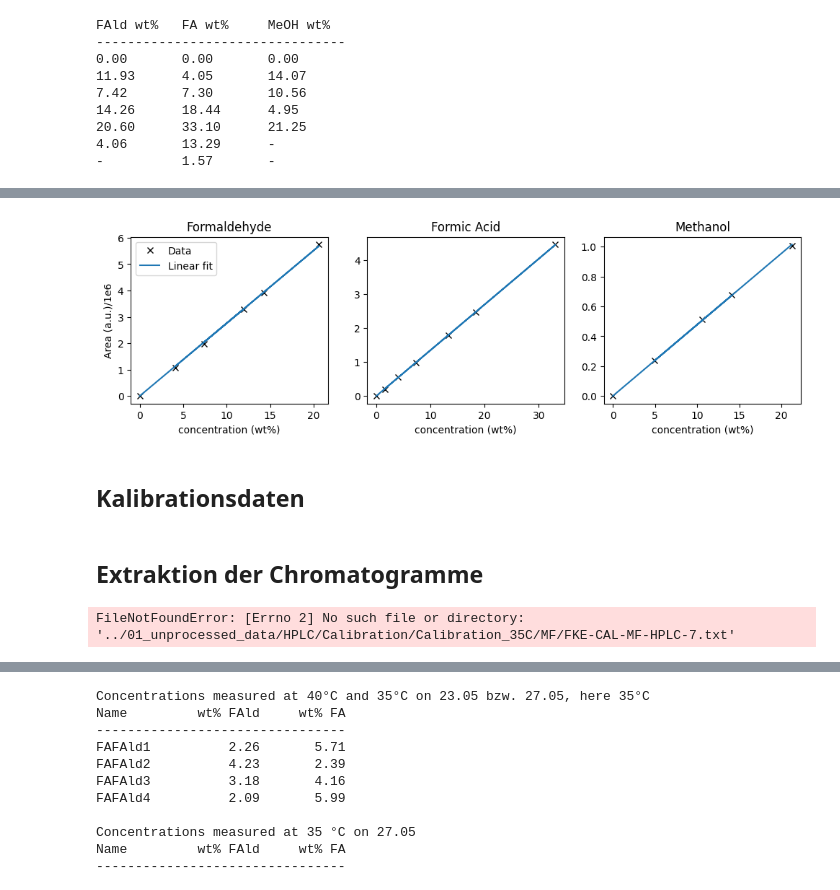
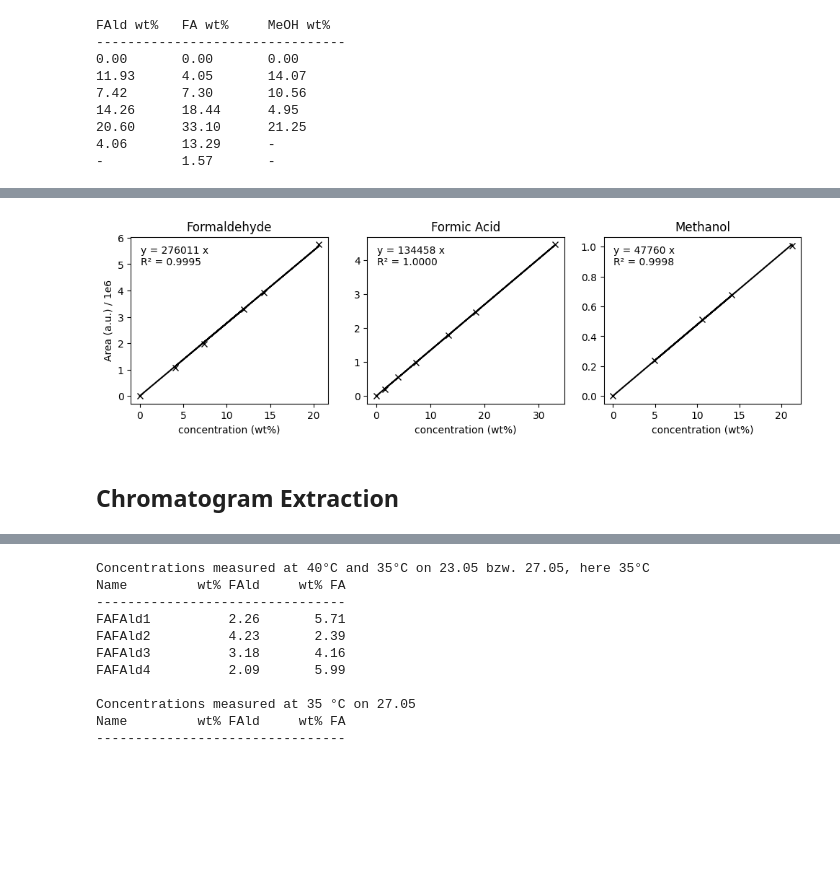
Before and after one commit to fabianketter/HPLC-Deconvolution, a Jupyter notebook: HPLC.ipynb, the cells around one changed output, grey strips where cells are left out. Saved outputs shown, nothing was run; the diff lists cells and outputs as text; code cells hidden in the pictures; blank space fills up the shorter version.

Commit message:
updated HPLC and fitfunctions and simplified naming

```diff
--- a/HPLC.ipynb
+++ b/HPLC.ipynb
@@ -64,14 +62,3 @@ FAld wt%   FA wt%     MeOH wt%
 20.60      33.10      21.25
 4.06       13.29      -
 -          1.57       -
-# %%
-dictionaries = np.array([FAld, FA, MeOH])                                                                               # List the dictionaries
-
-for dictionary in dictionaries:                                                                                         # Loop through the dictionaries
-    # Fit area as a function of concentration with zero intercept, slope is the calibration factor
-    m, residuals, _, _ = np.linalg.lstsq(dictionary['concentrations'].reshape(-1,1), dictionary['areas'], rcond=None)
-    dictionary['slope'] = m[0]                                                                                          # Store slope for later concentration back-calculation
-    print(dictionary['name'])                                                                                           # Print the name
-    print(f'Slope of the fit {round(m[0],1)}')                                                                          # Print the slope
-    print(f"R² = {R_sq(lambda x: m*x, dictionary['concentrations'], dictionary['areas']):.4f}")                       # Print R² for the linear calibration
-    print('-'*30)
@@ -91,22 +65,27 @@ R² = 0.9998
 # %%
-def linear_calibration_fit(x, slope):
-    return slope * x
+# calculate fit parameters and R² for each calibration series
+for dictionary in np.array([FAld, FA, MeOH]):
+    m, residuals, _, _ = np.linalg.lstsq(dictionary['concentrations'].reshape(-1,1), dictionary['areas'])
+    slope = m[0]
+    dictionary['slope'] = slope
+    r2 = R_sq(lambda x: slope*x, dictionary['concentrations'], dictionary['areas'])
+    dictionary['r2'] = r2
 
-fig, (ax1, ax2, ax3) = plt.subplots(figsize = (12, 3), ncols = 3)                                   # Create plot
-for dictionary, ax in zip(dictionaries, [ax1, ax2, ax3]):                                           # loop through dictionaries
-    ax.plot(dictionary['concentrations'], dictionary['areas']/1e6, 'kx', label='Data')            # plot data
-    ax.plot(dictionary['concentrations'], linear_calibration_fit(dictionary['concentrations'], dictionary['slope'])/1e6, label='Linear fit')     # plot fit
-    ax.set_title(dictionary['name'])                                                                # set titles
-    ax.set_xlabel('concentration (wt%)')                                                            # set xlabels
-ax1.set_ylabel('Area (a.u.)/1e6')                                                                   # set ylabel
-ax1.legend()
+# plot
+fig, (ax1, ax2, ax3) = plt.subplots(figsize = (12, 3), ncols = 3)
+for dictionary, ax in zip(np.array([FAld, FA, MeOH]), [ax1, ax2, ax3]):
+    ax.plot(dictionary['concentrations'], dictionary['areas']/1e6, 'kx')
+    ax.plot(dictionary['concentrations'], dictionary['concentrations']*dictionary['slope']/1e6, 'k-')
+    ax.set_title(dictionary['name'])
+    ax.set_xlabel('concentration (wt%)')
+    eq_text = f"y = {dictionary['slope']:.0f} x\nR² = {dictionary['r2']:.4f}"
+    ax.text(0.05, 0.95, eq_text, transform=ax.transAxes, va='top')
+ax1.set_ylabel('Area (a.u.) / 1e6')
 plt.show()
 # %% [output]
-[figure, old version]
+[figure, new version]
-# %% [markdown]
-## Kalibrationsdaten
-# %% [markdown]
-## Extraktion der Chromatogramme
+# %% [markdown]
+## Chromatogram Extraction
 # %%
 def extract_chromatogram(filepath):                                         # definiere funktion
     with open(filepath, 'r', encoding='latin1') as f:                       # öffne file as f im lesemode
@@ -126,15 +105,3 @@ def extract_chromatogram(filepath):                                         # de
     data = np.genfromtxt(data_lines, usecols=(0,1))                         # extract data
     data_export = np.column_stack([60*data[:,0], data[:,1]])                # time --> s
     return data_export                                                      # return the data for chromatogram
-# %%
-path_1 = '../01_unprocessed_data/HPLC/Calibration/Calibration_35C/MF/' #35°C
-file_1 = ['FKE-CAL-MF-HPLC-1.txt', 'FKE-CAL-MF-HPLC-2.txt', 'FKE-CAL-MF-HPLC-3.txt', 'FKE-CAL-MF-HPLC-4.txt', 'FKE-CAL-MF-HPLC-5.txt', 'FKE-CAL-MF-HPLC-6.txt', 'FKE-CAL-MF-HPLC-7.txt']
-
-sample = extract_chromatogram(path_1+file_1[-1])
-index_1, index_2 = 0, 2000
-
-fig, (ax1, ax2) = plt.subplots(ncols=2)                                                                                         # Create Figure
-ax1.plot(sample[index_1:index_2,0], sample[index_1:index_2,1], 'C0x')                                                           # Plot data
-ax1.set_xlim(sample[index_1,0], sample[index_2,0])
-# %% [output]
-FileNotFoundError: [Errno 2] No such file or directory: '../01_unprocessed_data/HPLC/Calibration/Calibration_35C/MF/FKE-CAL-MF-HPLC-7.txt'
```
Also changed, not shown: parts of 12 cells of this notebook, 29 other files.
